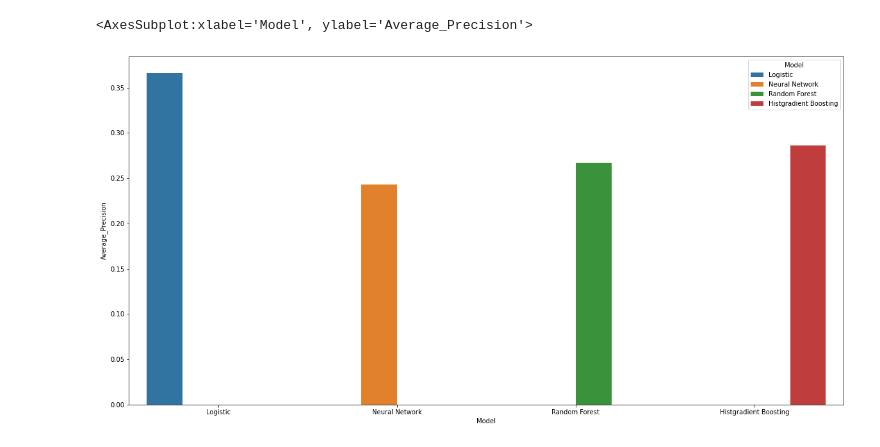
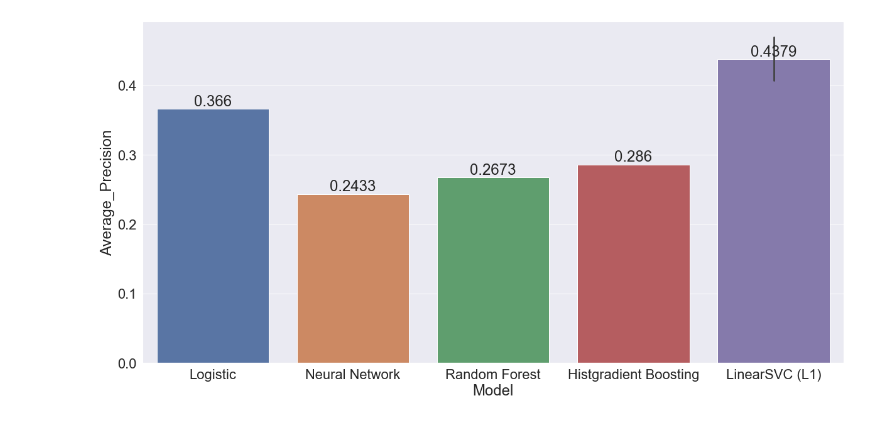
Before and after one commit to JennaYuuu/AML-Project, a Jupyter notebook: model_building/scoring.ipynb, the cells around one changed output. Drawn from its saved outputs; the diff is of its cells as text; code cells hidden in the pictures.

```diff
--- a/model_building/scoring.ipynb
+++ b/model_building/scoring.ipynb
@@ -7,10 +7,12 @@ import matplotlib.pyplot as plt
 columns = ['Model', 'Accuracy', 'ROC_AUC', 'Average_Precision', 'F1']
 # %%
 df_scoring = pd.DataFrame(columns = columns)
-df_scoring = df_scoring.append(pd.DataFrame(data = [['Logistic', 0.924, 0.873, 0.366, 0.486]], columns=columns), ignore_index=True)
-df_scoring = df_scoring.append(pd.DataFrame(data = [['Neural Network', 0.92286, 0.85144, 0.243337, 0.4017]], columns=columns), ignore_index=True)
+df_scoring = df_scoring.append(pd.DataFrame(data = [['Logistic', 0.924, 0.62, 0.366, 0.232]], columns=columns), ignore_index=True)
+df_scoring = df_scoring.append(pd.DataFrame(data = [['Neural Network', 0.9229, 0.8514, 0.2433, 0.4017]], columns=columns), ignore_index=True)
 df_scoring = df_scoring.append(pd.DataFrame(data = [['Random Forest', 0.9296, 0.6302, 0.2673, 0.3968]], columns=columns), ignore_index=True)
 df_scoring = df_scoring.append(pd.DataFrame(data = [['Histgradient Boosting', 0.9293, 0.6593, 0.2860, 0.4483]], columns=columns), ignore_index=True)
+df_scoring = df_scoring.append(pd.DataFrame(data = [['LinearSVC (L1)', 0.8016, 0.8736, 0.4691, 0.4005]], columns=columns), ignore_index=True)
+df_scoring = df_scoring.append(pd.DataFrame(data = [['LinearSVC (L1)', 0.8568, 0.8697, 0.4067, 0.4509]], columns=columns), ignore_index=True)
 # %%
 df_scoring
 # %% [output]
@@ -22,7 +26,8 @@ df_scoring
 # %%
 plt.figure(figsize=(20,10))
 sns.set(font_scale=2)
-ax = sns.barplot(data=df_scoring, x="Model", y="Accuracy", hue = 'Model')
+ax = sns.barplot(data=df_scoring, x="Model", y="Accuracy", hue = 'Model', dodge=False)
 for i in ax.containers:
     ax.bar_label(i,)
+ax.get_legend().remove()
 # %% [output]
@@ -30,6 +35,9 @@ for i in ax.containers:
 # %%
 plt.figure(figsize=(20,10))
-sns.barplot(data=df_scoring, x="Model", y="Average_Precision", hue = 'Model')
+sns.set(font_scale=2)
+ax = sns.barplot(data=df_scoring, x="Model", y="Average_Precision", hue = 'Model', dodge=False)
+for i in ax.containers:
+    ax.bar_label(i,)
+ax.get_legend().remove()
 # %% [output]
-<AxesSubplot:xlabel='Model', ylabel='Average_Precision'>
-[figure, old version]
+[figure, new version]
```
Also changed, not shown: parts of 6 cells of this notebook.
